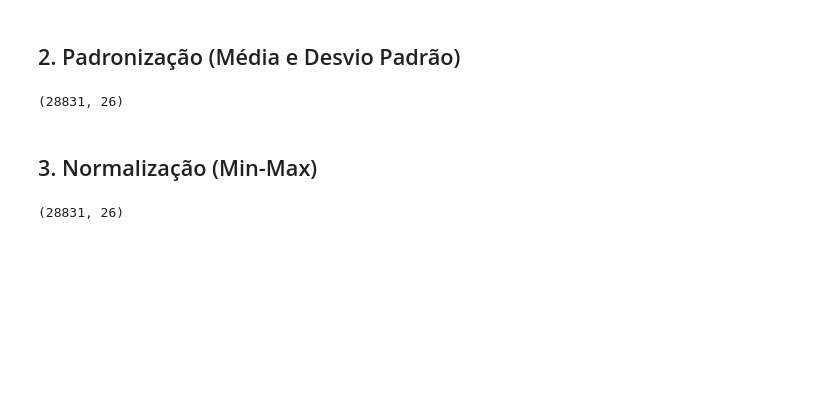
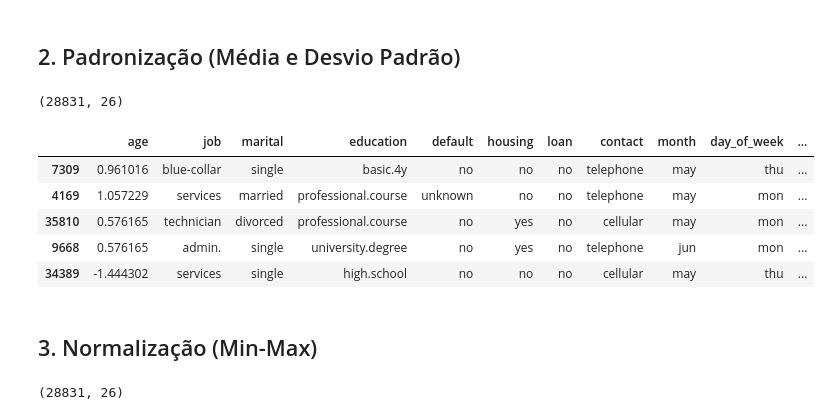
Before and after one commit to Felipeglnd/bank-marketing, a Jupyter notebook: notebooks/03_data_prep.ipynb, the cells around one changed output. Drawn from its saved outputs; the diff is of its cells as text; code cells hidden in the pictures; blank space fills up the shorter version.

```diff
--- a/notebooks/03_data_prep.ipynb
+++ b/notebooks/03_data_prep.ipynb
@@ -119,6 +133,15 @@ abt_02[cols_numericas] = scaler_std.fit_transform(abt_02[cols_numericas])
 abt_02.shape
 # %% [output]
 (28831, 26)
+# %%
+abt_02.head()
+# %% [output]
+|  | age | job | marital | education | default | housing | loan | contact | month | day_of_week | ... |
+| 7309 | 0.961016 | blue-collar | single | basic.4y | no | no | no | telephone | may | thu | ... |
+| 4169 | 1.057229 | services | married | professional.course | unknown | no | no | telephone | may | mon | ... |
+| 35810 | 0.576165 | technician | divorced | professional.course | no | yes | no | cellular | may | mon | ... |
+| 9668 | 0.576165 | admin. | single | university.degree | no | yes | no | telephone | jun | mon | ... |
+| 34389 | -1.444302 | services | single | high.school | no | no | no | cellular | may | thu | ... |
 # %% [markdown]
 ## 3. Normalização (Min-Max)
 # %%
```
Also changed, not shown: parts of 11 cells of this notebook.
